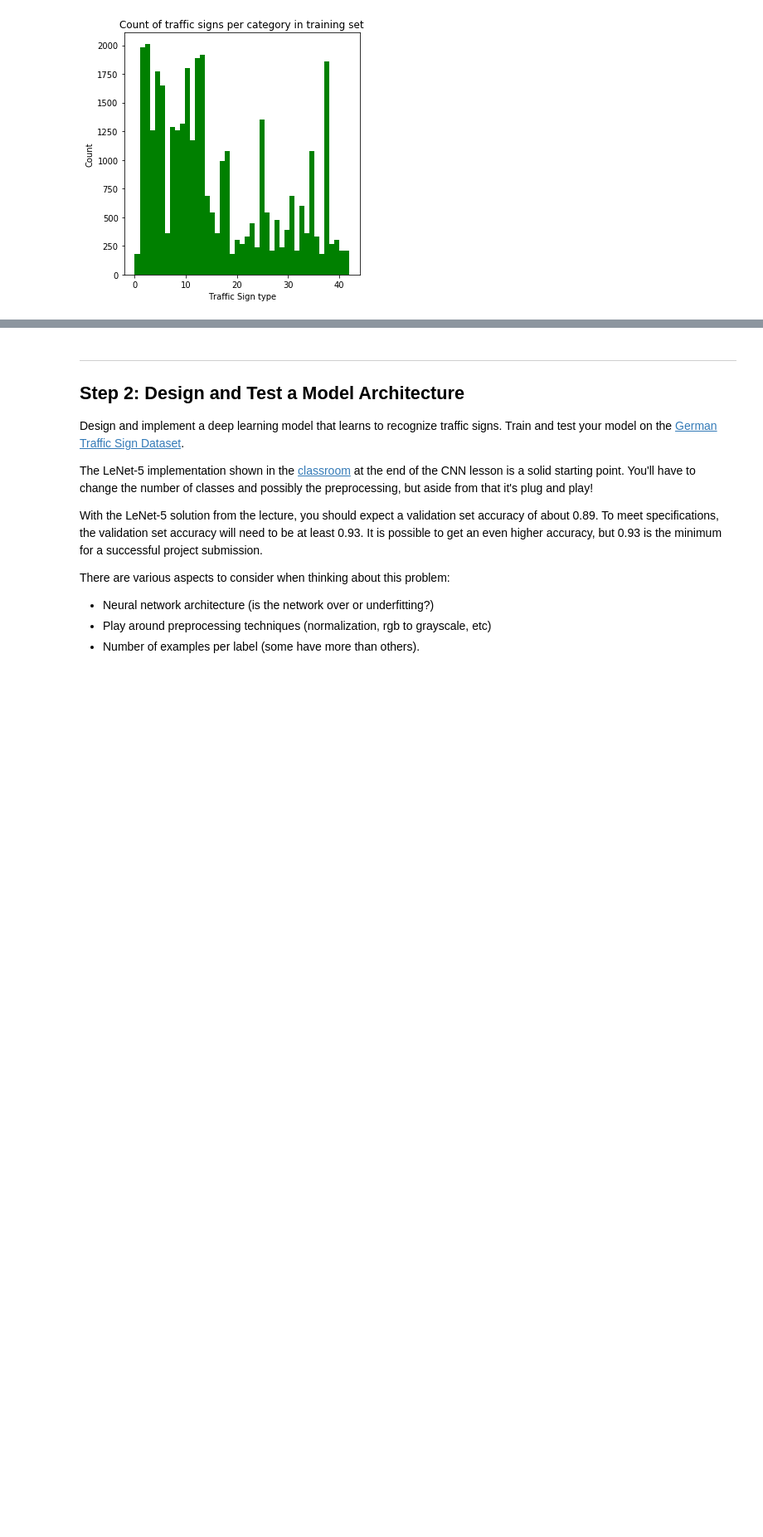
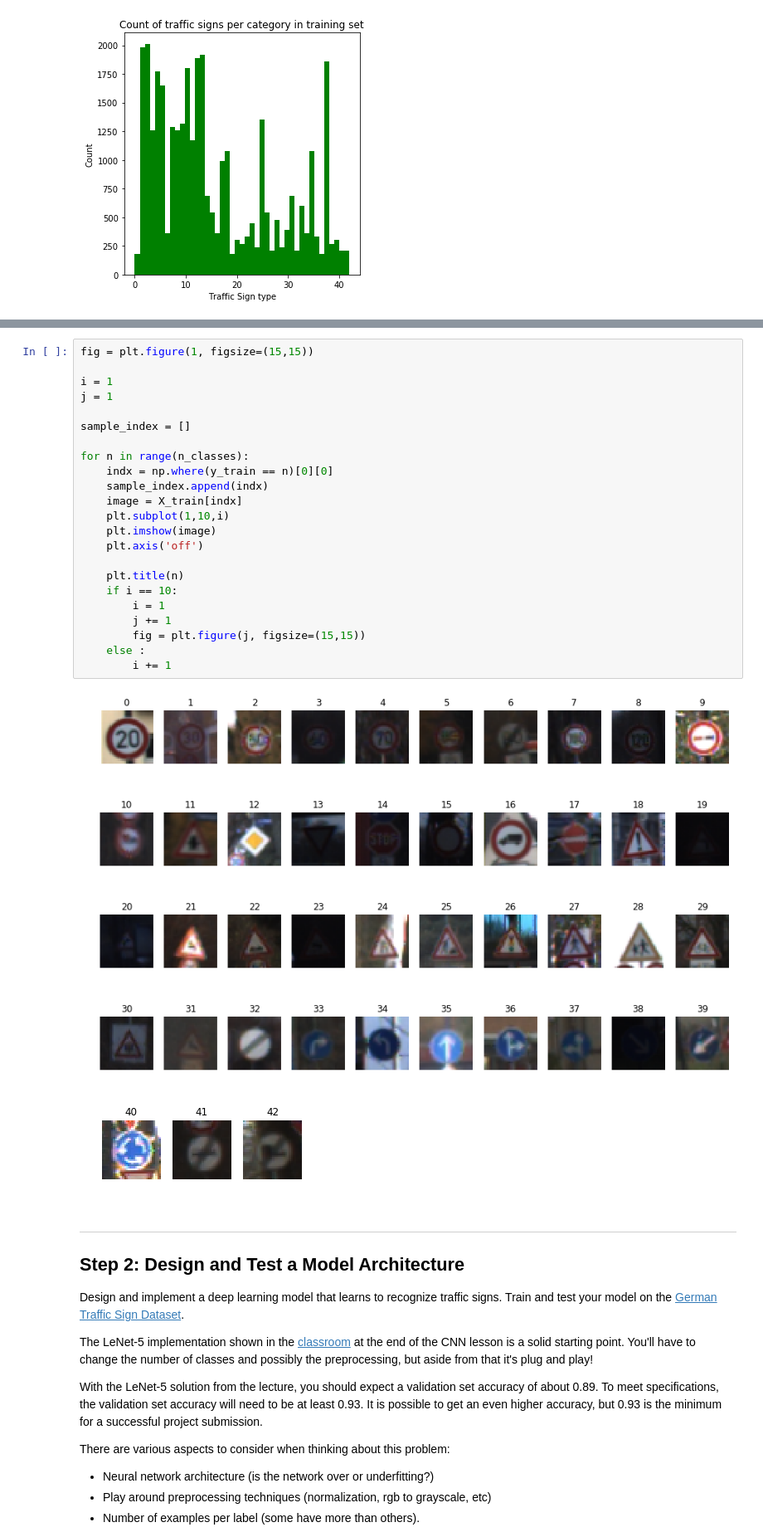
Before and after one commit to umangsa/CarND-Traffic-Sign-classification, a Jupyter notebook: Traffic_Sign_Classifier.ipynb, the cells around one changed output, grey strips where cells are left out. Shown at 83% size. Saved outputs shown, nothing was run; the diff lists cells and outputs as text; blank space fills up the shorter version.

```diff
--- a/Traffic_Sign_Classifier.ipynb
+++ b/Traffic_Sign_Classifier.ipynb
@@ -141,3 +160,32 @@ print(np.var(n))
+# %%
+fig = plt.figure(1, figsize=(15,15))
+
+i = 1
+j = 1
+
+sample_index = []
+
+for n in range(n_classes):
+    indx = np.where(y_train == n)[0][0]
+    sample_index.append(indx)
+    image = X_train[indx]
+    plt.subplot(1,10,i)
+    plt.imshow(image)
+    plt.axis('off')
+
+    plt.title(n)
+    if i == 10:
+        i = 1
+        j += 1
+        fig = plt.figure(j, figsize=(15,15))
+    else :
+        i += 1
+# %% [output]
+[figure, added]
+[figure, added]
+[figure, added]
+[figure, added]
+[figure, added]
 # %% [markdown]
 ----
 
```
Also changed, not shown: parts of 17 cells of this notebook.
